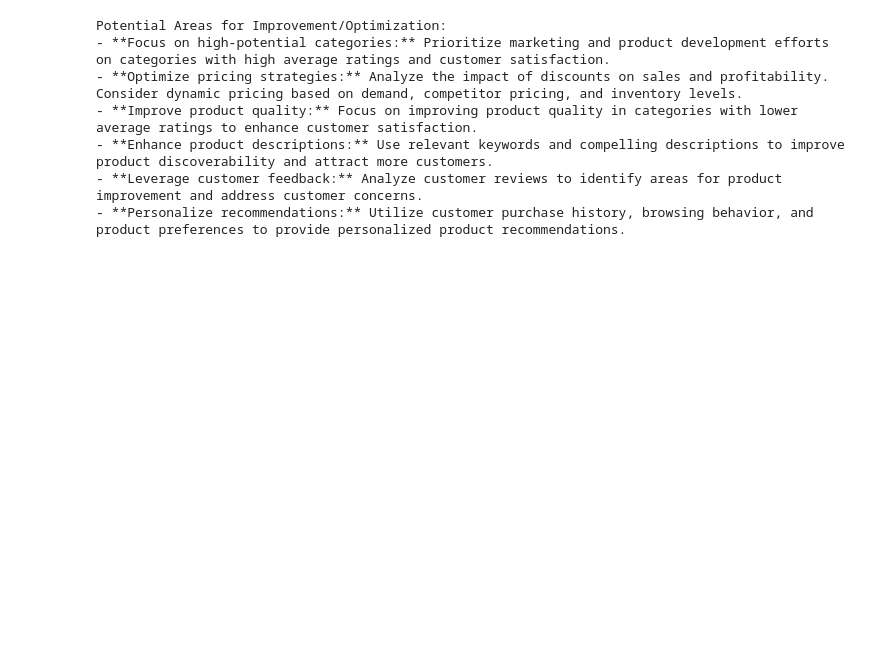
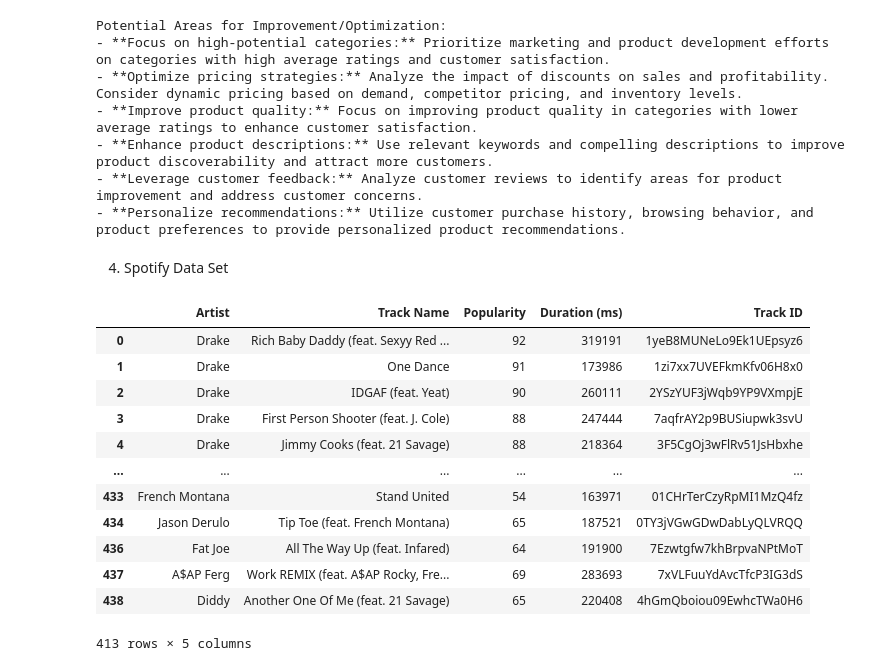
Before and after one commit to Manishkancharla/Machine_Learning, a Jupyter notebook: EDA_Assignment.ipynb, the cells around one changed output. Drawn from its saved outputs; the diff is of its cells as text; code cells hidden in the pictures; blank space fills up the shorter version.

```diff
--- a/EDA_Assignment.ipynb
+++ b/EDA_Assignment.ipynb
@@ -597,3 +597,5 @@ Potential Areas for Improvement/Optimization:
 - **Enhance product descriptions:** Use relevant keywords and compelling descriptions to improve product discoverability and attract more customers.
 - **Leverage customer feedback:** Analyze customer reviews to identify areas for product improvement and address customer concerns.
 - **Personalize recommendations:** Utilize customer purchase history, browsing behavior, and product preferences to provide personalized product recommendations.
+# %% [markdown]
+4) Spotify Data Set
@@ -599,0 +609,16 @@ Potential Areas for Improvement/Optimization:
+# %%
+df
+# %% [output]
+|  | Artist | Track Name | Popularity | Duration (ms) | Track ID |
+| 0 | Drake | Rich Baby Daddy (feat. Sexyy Red ... | 92 | 319191 | 1yeB8MUNeLo9Ek1UEpsyz6 |
+| 1 | Drake | One Dance | 91 | 173986 | 1zi7xx7UVEFkmKfv06H8x0 |
+| 2 | Drake | IDGAF (feat. Yeat) | 90 | 260111 | 2YSzYUF3jWqb9YP9VXmpjE |
+| 3 | Drake | First Person Shooter (feat. J. Cole) | 88 | 247444 | 7aqfrAY2p9BUSiupwk3svU |
+| 4 | Drake | Jimmy Cooks (feat. 21 Savage) | 88 | 218364 | 3F5CgOj3wFlRv51JsHbxhe |
+| ... | ... | ... | ... | ... | ... |
+| 433 | French Montana | Stand United | 54 | 163971 | 01CHrTerCzyRpMI1MzQ4fz |
+| 434 | Jason Derulo | Tip Toe (feat. French Montana) | 65 | 187521 | 0TY3jVGwGDwDabLyQLVRQQ |
+| 436 | Fat Joe | All The Way Up (feat. Infared) | 64 | 191900 | 7Ezwtgfw7khBrpvaNPtMoT |
+| 437 | A$AP Ferg | Work REMIX (feat. A$AP Rocky, Fre... | 69 | 283693 | 7xVLFuuYdAvcTfcP3IG3dS |
+| 438 | Diddy | Another One Of Me (feat. 21 Savage) | 65 | 220408 | 4hGmQboiou09EwhcTWa0H6 |
+413 rows × 5 columns
```
Also changed, not shown: parts of 7 cells of this notebook.
